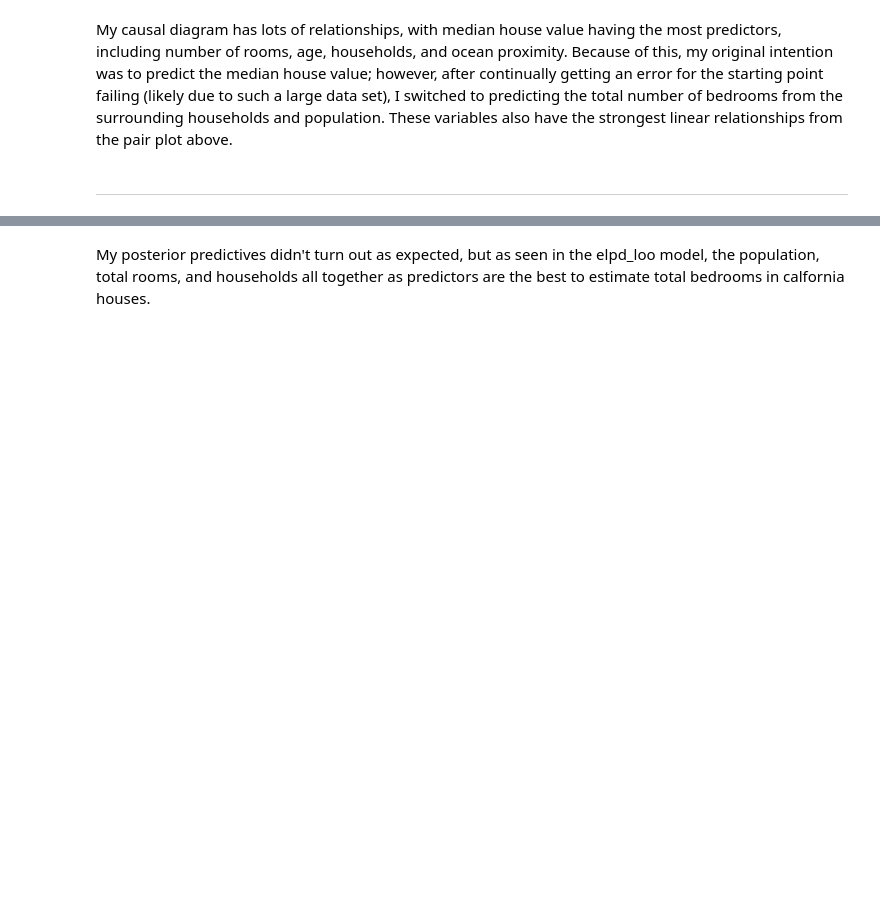
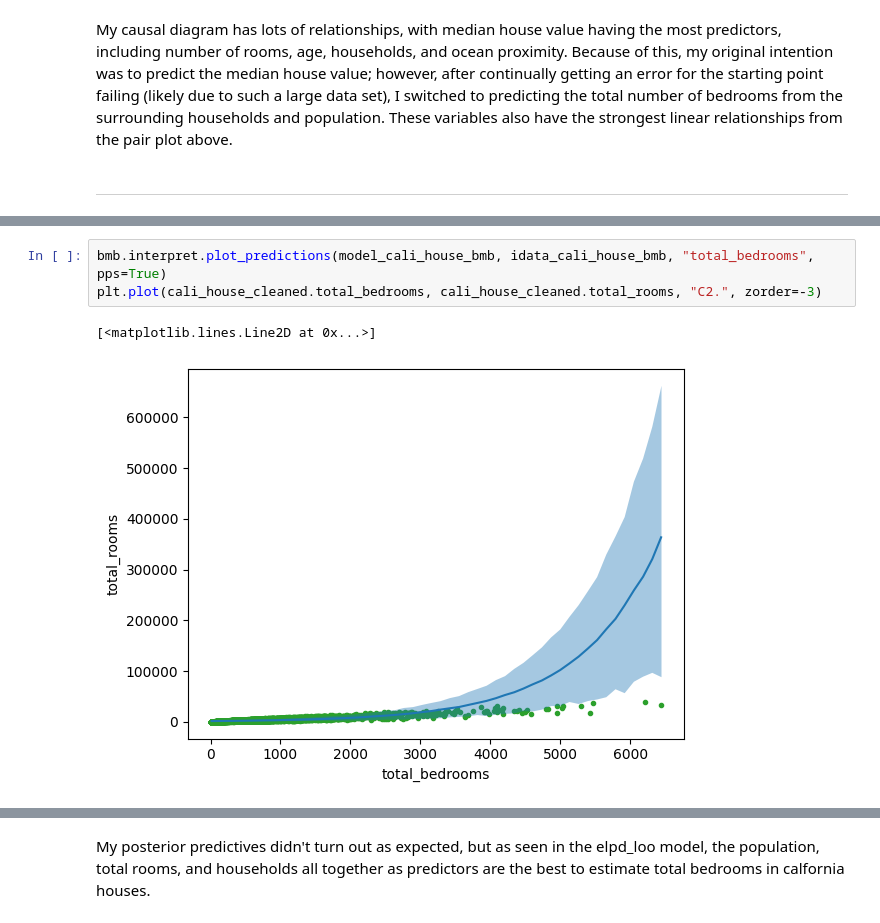
Before and after one commit to eemaansheikh/Data_Science_2025, a Jupyter notebook: EemaanSheikh_Unit6Project.ipynb, the cells around one changed output, grey strips where cells are left out. Drawn from its saved outputs; the diff is of its cells as text; blank space fills up the shorter version.

```diff
--- a/EemaanSheikh_Unit6Project.ipynb
+++ b/EemaanSheikh_Unit6Project.ipynb
@@ -149,2 +171,8 @@ plt.ylim(0)  # Set the minimum limit --> 0
+# %%
+bmb.interpret.plot_predictions(model_cali_house_bmb, idata_cali_house_bmb, "total_bedrooms", pps=True)
+plt.plot(cali_house_cleaned.total_bedrooms, cali_house_cleaned.total_rooms, "C2.", zorder=-3)
+# %% [output]
+[<matplotlib.lines.Line2D at 0x...>]
+[figure, added]
 # %%
 bmb.interpret.plot_predictions(model_cali_house_bmb, idata_cali_house_bmb, "population", pps=True)
```
Also changed, not shown: parts of 15 cells of this notebook.
